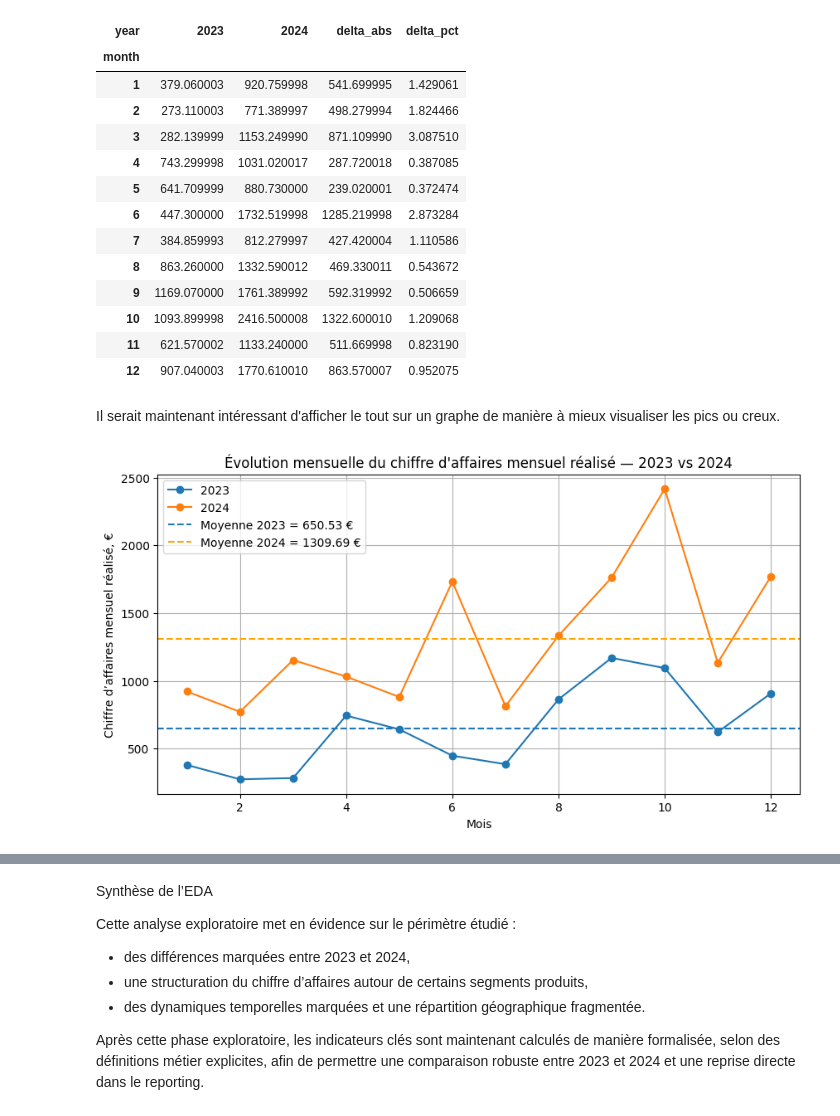
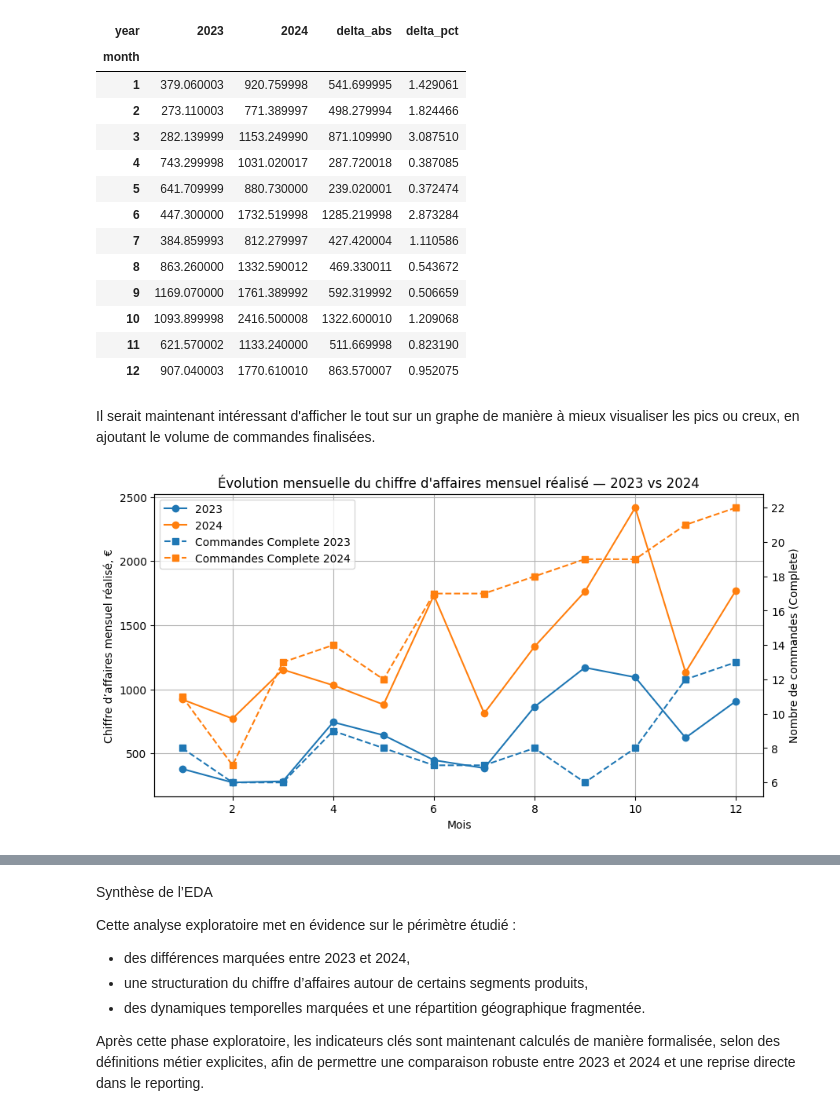
Before and after one commit to Ju3465/Analyse-e-commerce-2023-vs-2024-thelook_ecommerce, a Jupyter notebook: notebooks/eda_thelook_fr_women_2023_2024.ipynb, the cells around one changed output, grey strips where cells are left out. Drawn from its saved outputs; the diff is of its cells as text; code cells hidden in the pictures.

```diff
--- a/notebooks/eda_thelook_fr_women_2023_2024.ipynb
+++ b/notebooks/eda_thelook_fr_women_2023_2024.ipynb
@@ -826,34 +828,49 @@ monthly_ca_pivot
 | 11 | 621.570002 | 1133.240000 | 511.669998 | 0.823190 |
 | 12 | 907.040003 | 1770.610010 | 863.570007 | 0.952075 |
 # %% [markdown]
-Il serait maintenant intéressant d'afficher le tout sur un graphe de manière à mieux visualiser les pics ou creux.
+Il serait maintenant intéressant d'afficher le tout sur un graphe de manière à mieux visualiser les pics ou creux, en ajoutant le volume de commandes finalisées.
-# %%
-# Création du graphique des CA mensuels 2023 vs 2024
-ax = monthly_ca_pivot[[2023, 2024]].plot(
-    kind="line",
-    marker="o",
-    figsize=(10, 5)
-)
-
-# Calcul des moyennes annuelles
-mean_2023 = monthly_ca_pivot[2023].mean()
-mean_2024 = monthly_ca_pivot[2024].mean()
-
-# Ajout des lignes horizontales correspondant aux moyennes
-ax.axhline(mean_2023, linestyle="--", label=f"Moyenne 2023 = {mean_2023:.2f} €")
-ax.axhline(mean_2024, linestyle="--", color='orange', label=f"Moyenne 2024 = {mean_2024:.2f} €")
-
-# Paramétrage du graphique
-ax.set_title("Évolution mensuelle du chiffre d'affaires mensuel réalisé — 2023 vs 2024")
-ax.set_xlabel("Mois")
-ax.set_ylabel("Chiffre d’affaires mensuel réalisé, €")
-
-# Affichage de la légende et de la grille
-ax.legend()
-ax.grid(True)
-
-# Affichage plot
-plt.show()
-# %% [output]
-[figure, removed]
+# %%
+# Création du graphique des CA mensuels 2023 vs 2024
+ax = monthly_ca_pivot[[2023, 2024]].plot(
+    kind="line",
+    marker="o",
+    figsize=(10, 5)
+)
+
+# Nb de commandes Complete / mois
+monthly_orders = (
+    df_real.groupby(["year", "month"])["order_id"]
+    .nunique()
+    .reset_index(name="nb_orders")
+)
+
+# Pivot au format mois x année
+monthly_orders_pivot = (
+    monthly_orders.pivot(index="month", columns="year", values="nb_orders")
+    .reindex(range(1, 13), fill_value=0)
+)
+
+# Paramétrage du graphique
+ax.set_title("Évolution mensuelle du chiffre d'affaires mensuel réalisé — 2023 vs 2024")
+ax.set_xlabel("Mois")
+ax.set_ylabel("Chiffre d’affaires mensuel réalisé, €")
+ax.grid(True)
+# 2e axe pour le volume
+ax2 = ax.twinx()
+ax2.plot(monthly_orders_pivot.index, monthly_orders_pivot[2023], marker="s", linestyle="--",
+         label="Commandes Complete 2023")
+ax2.plot(monthly_orders_pivot.index, monthly_orders_pivot[2024], marker="s", linestyle="--",
+         label="Commandes Complete 2024")
+ax2.set_ylabel("Nombre de commandes (Complete)")
+
+
+# Légende combinée
+lines1, labels1 = ax.get_legend_handles_labels()
+lines2, labels2 = ax2.get_legend_handles_labels()
+ax.legend(lines1 + lines2, labels1 + labels2, loc="upper left")
+
+
+plt.show()
+# %% [output]
+[figure, added]
 # %% [markdown]
```
Also changed, not shown: parts of 9 cells of this notebook.
